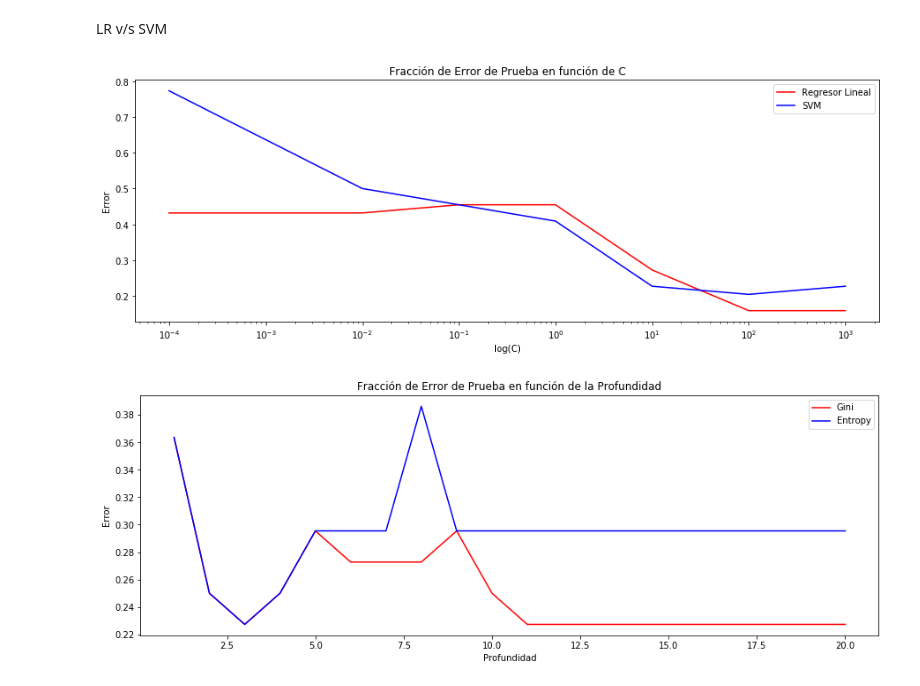
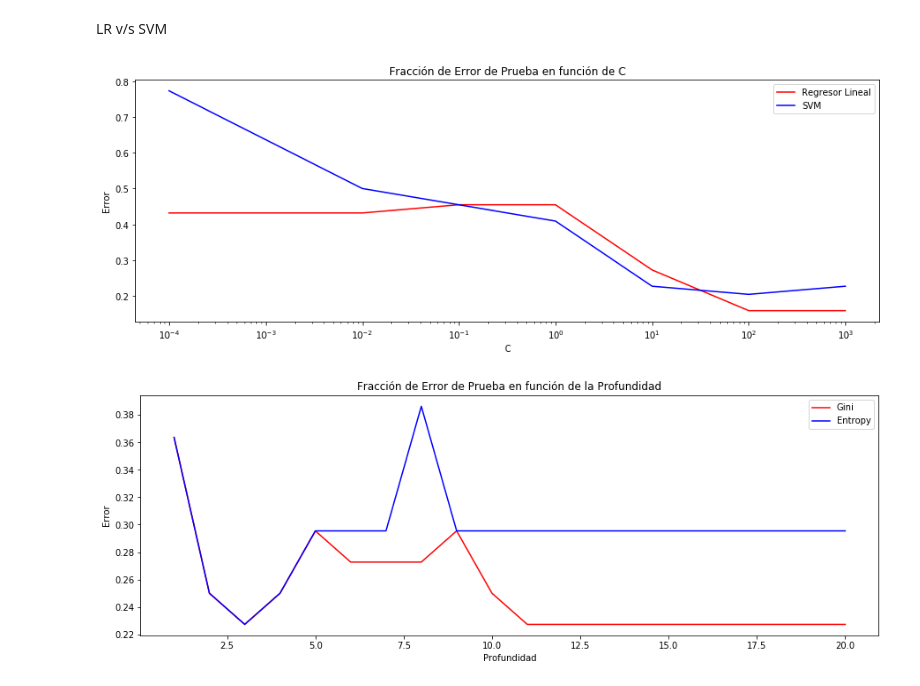
Before and after one commit to Buguemar/Tarea2ML, a Jupyter notebook: Pregunta 2.ipynb, the cells around one changed output. Saved outputs shown, nothing was run; the diff lists cells and outputs as text; code cells hidden in the pictures.

```diff
--- a/Pregunta 2.ipynb
+++ b/Pregunta 2.ipynb
@@ -862,15 +892,15 @@ LR v/s SVM
 # %%
 plt.figure(figsize=(15,5))
 plt.plot(Cs, errores_lr_nuevo, c='r', label='Regresor Lineal')
 plt.plot(Cs, errores_svm_nuevo, c='b', label='SVM')
 plt.xscale('log')
-plt.xlabel('log(C)')
+plt.xlabel('C')
 plt.ylabel('Error')
 plt.legend(loc='upper right')
 plt.title('Fracción de Error de Prueba en función de C')
 plt.show()
 # %% [output]
-[figure, old version]
+[figure, new version]
 # %%
 plt.figure(figsize=(15,5))
 plt.plot(profundidades, errores_gini_nuevo, c='r', label='Gini')
```
Also changed, not shown: parts of 15 cells of this notebook.
